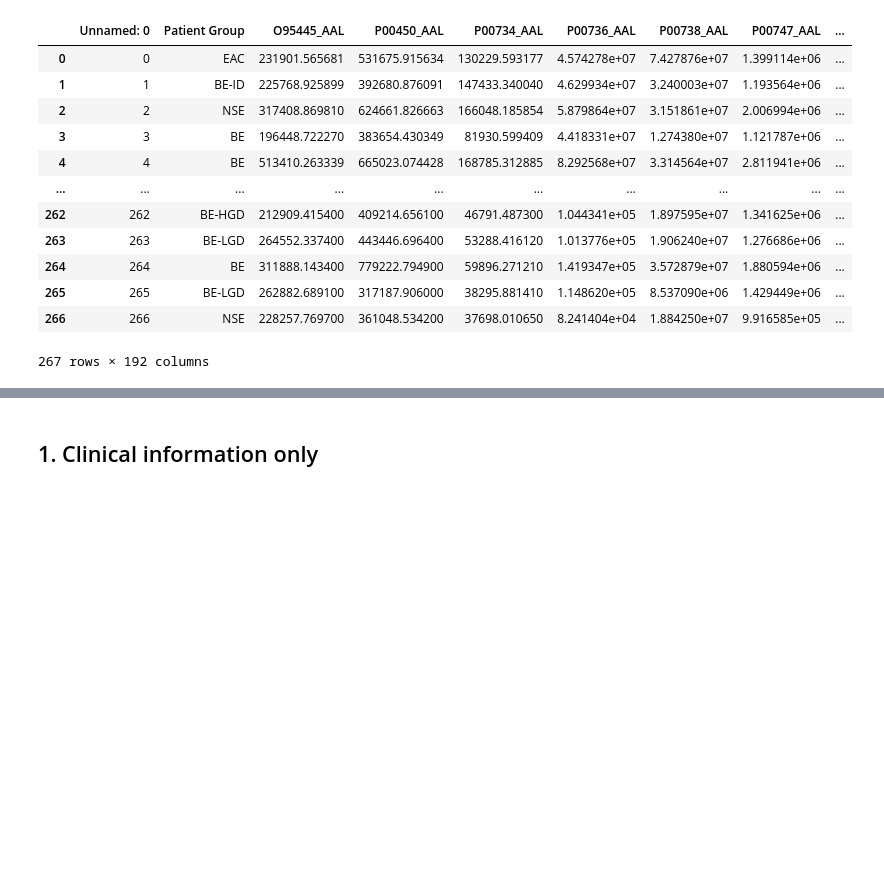
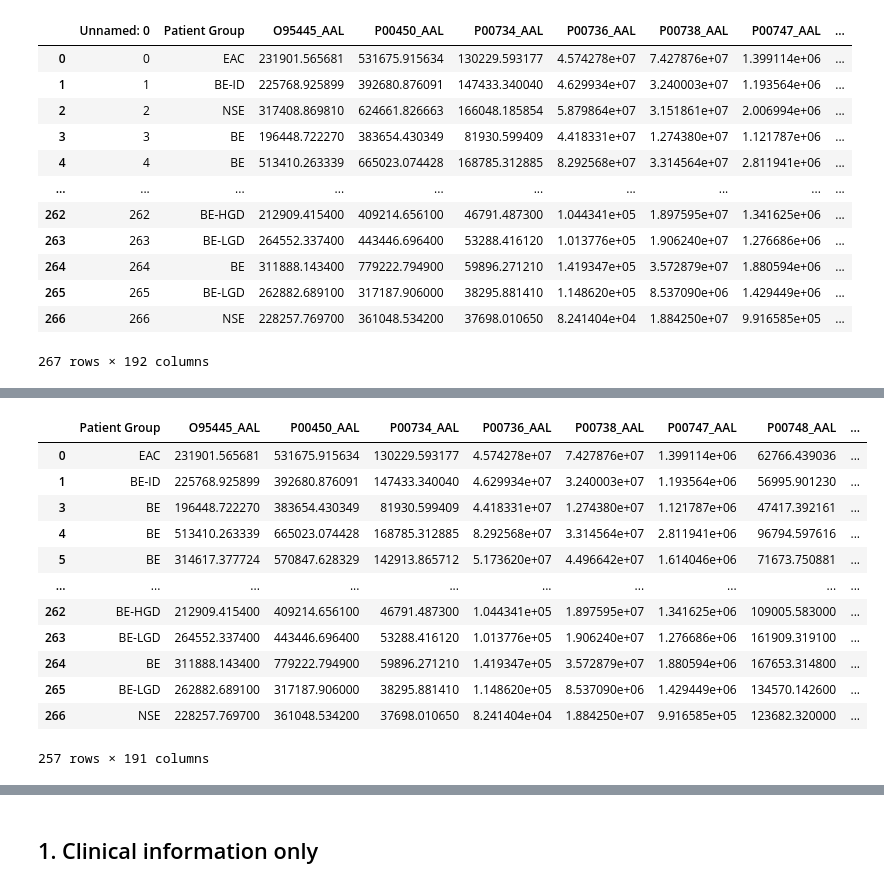
Before and after one commit to Frankr22/Machine-Learning-for-Oesophageal-Cancer-Diagnosis, a Jupyter notebook: ETL_Notebooks/Data_Subsets.ipynb, the cells around one changed output, grey strips where cells are left out. Saved outputs shown, nothing was run; the diff lists cells and outputs as text; code cells hidden in the pictures; blank space fills up the shorter version.

```diff
--- a/ETL_Notebooks/Data_Subsets.ipynb
+++ b/ETL_Notebooks/Data_Subsets.ipynb
@@ -25,0 +53,20 @@ df
+# %%
+# Remove users from df
+df = pd.merge(df, users, indicator=True, how='outer').query('_merge=="left_only"').drop('_merge', axis=1)
+df = df.drop('Unnamed: 0', axis=1)
+df.to_csv('../Data_Cleaned/train_test_set.csv', index = False)
+df
+# %% [output]
+|  | Patient Group | O95445_AAL | P00450_AAL | P00734_AAL | P00736_AAL | P00738_AAL | P00747_AAL | P00748_AAL | ... |
+| 0 | EAC | 231901.565681 | 531675.915634 | 130229.593177 | 4.574278e+07 | 7.427876e+07 | 1.399114e+06 | 62766.439036 | ... |
+| 1 | BE-ID | 225768.925899 | 392680.876091 | 147433.340040 | 4.629934e+07 | 3.240003e+07 | 1.193564e+06 | 56995.901230 | ... |
+| 3 | BE | 196448.722270 | 383654.430349 | 81930.599409 | 4.418331e+07 | 1.274380e+07 | 1.121787e+06 | 47417.392161 | ... |
+| 4 | BE | 513410.263339 | 665023.074428 | 168785.312885 | 8.292568e+07 | 3.314564e+07 | 2.811941e+06 | 96794.597616 | ... |
+| 5 | BE | 314617.377724 | 570847.628329 | 142913.865712 | 5.173620e+07 | 4.496642e+07 | 1.614046e+06 | 71673.750881 | ... |
+| ... | ... | ... | ... | ... | ... | ... | ... | ... | ... |
+| 262 | BE-HGD | 212909.415400 | 409214.656100 | 46791.487300 | 1.044341e+05 | 1.897595e+07 | 1.341625e+06 | 109005.583000 | ... |
+| 263 | BE-LGD | 264552.337400 | 443446.696400 | 53288.416120 | 1.013776e+05 | 1.906240e+07 | 1.276686e+06 | 161909.319100 | ... |
+| 264 | BE | 311888.143400 | 779222.794900 | 59896.271210 | 1.419347e+05 | 3.572879e+07 | 1.880594e+06 | 167653.314800 | ... |
+| 265 | BE-LGD | 262882.689100 | 317187.906000 | 38295.881410 | 1.148620e+05 | 8.537090e+06 | 1.429449e+06 | 134570.142600 | ... |
+| 266 | NSE | 228257.769700 | 361048.534200 | 37698.010650 | 8.241404e+04 | 1.884250e+07 | 9.916585e+05 | 123682.320000 | ... |
+257 rows × 191 columns
```
Also changed, not shown: parts of 11 cells of this notebook, 12 other files.
